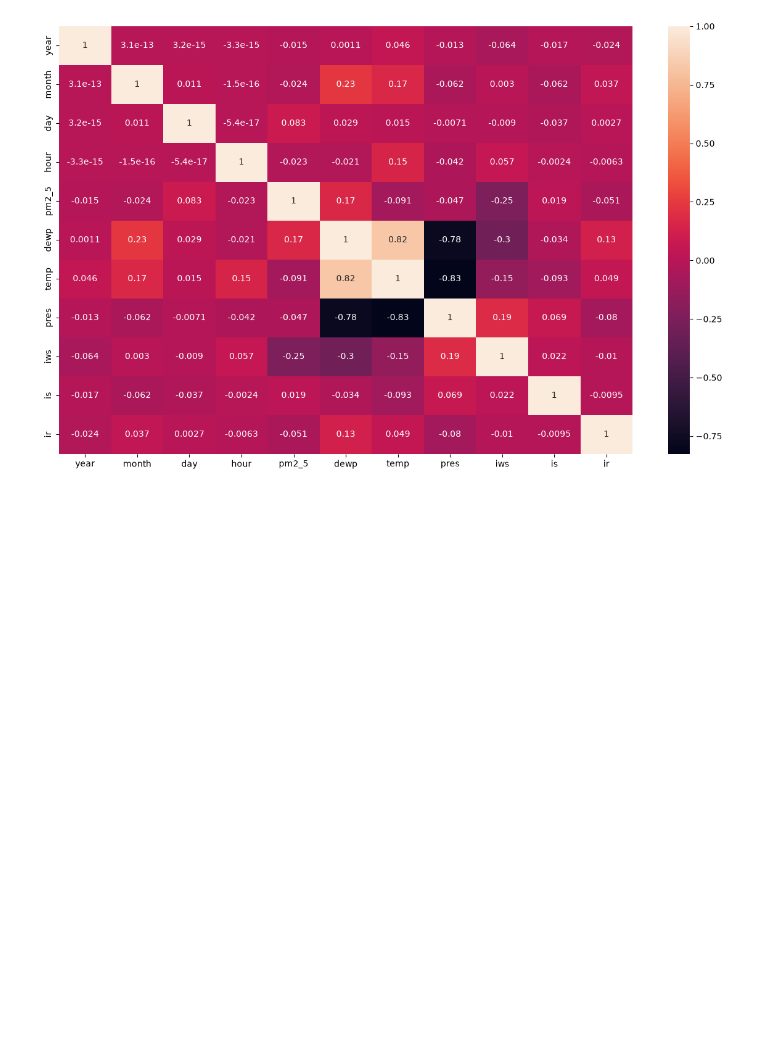
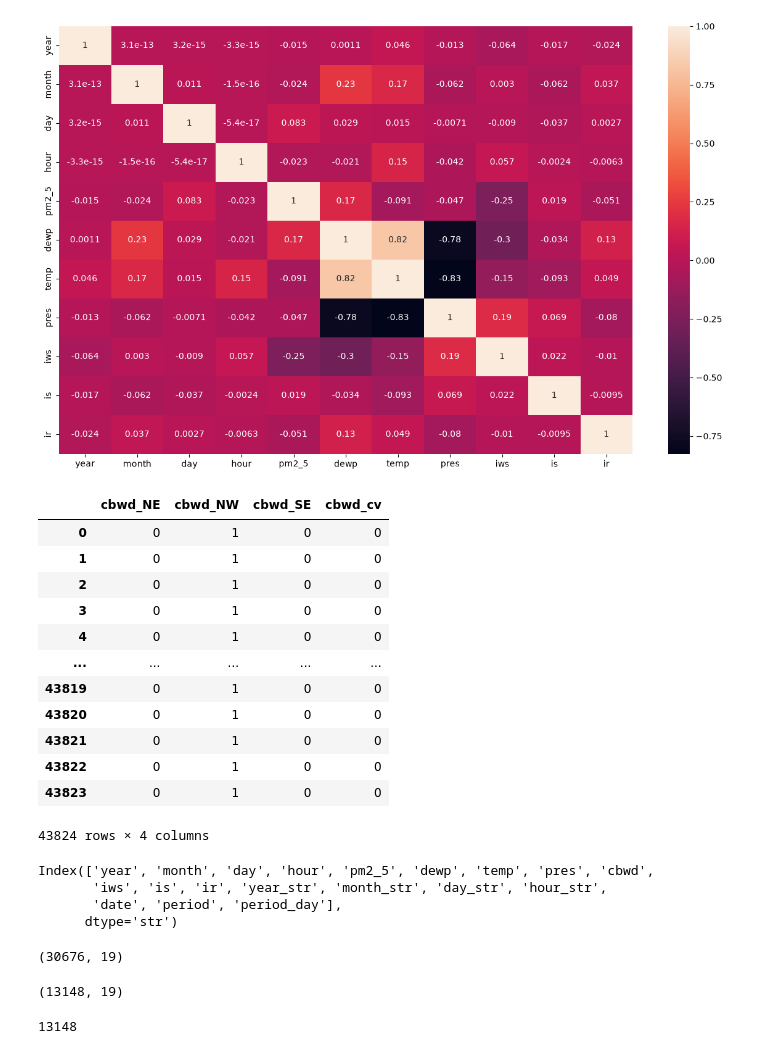
Before and after one commit to matheusmello-o/pm25-prediction, a Jupyter notebook: notebooks/data-exploration.ipynb, the cells around one changed output. Drawn from its saved outputs; the diff is of its cells as text; code cells hidden in the pictures; blank space fills up the shorter version.

Commit message:
data preparation - done

```diff
--- a/notebooks/data-exploration.ipynb
+++ b/notebooks/data-exploration.ipynb
@@ -223,0 +226,23 @@ sns.heatmap(data = df_corr, annot = True)
+# %%
+pd.get_dummies(data = df.cbwd, prefix = 'cbwd').astype(int)
+# %% [output]
+|  | cbwd_NE | cbwd_NW | cbwd_SE | cbwd_cv |
+| 0 | 0 | 1 | 0 | 0 |
+| 1 | 0 | 1 | 0 | 0 |
+| 2 | 0 | 1 | 0 | 0 |
+| 3 | 0 | 1 | 0 | 0 |
+| 4 | 0 | 1 | 0 | 0 |
+| ... | ... | ... | ... | ... |
+| 43819 | 0 | 1 | 0 | 0 |
+| 43820 | 0 | 1 | 0 | 0 |
+| 43821 | 0 | 1 | 0 | 0 |
+| 43822 | 0 | 1 | 0 | 0 |
+| 43823 | 0 | 1 | 0 | 0 |
+43824 rows × 4 columns
+# %%
+df.columns
+# %% [output]
+Index(['year', 'month', 'day', 'hour', 'pm2_5', 'dewp', 'temp', 'pres', 'cbwd',
+       'iws', 'is', 'ir', 'year_str', 'month_str', 'day_str', 'hour_str',
+       'date', 'period', 'period_day'],
+      dtype='str')
@@ -223,0 +253,12 @@ sns.heatmap(data = df_corr, annot = True)
+# %%
+df.iloc[0:index_70_per].shape
+# %% [output]
+(30676, 19)
+# %%
+df.iloc[index_70_per:].shape
+# %% [output]
+(13148, 19)
+# %%
+index_30_per
+# %% [output]
+13148
```
Also changed, not shown: parts of 4 cells of this notebook, 6 other files.
